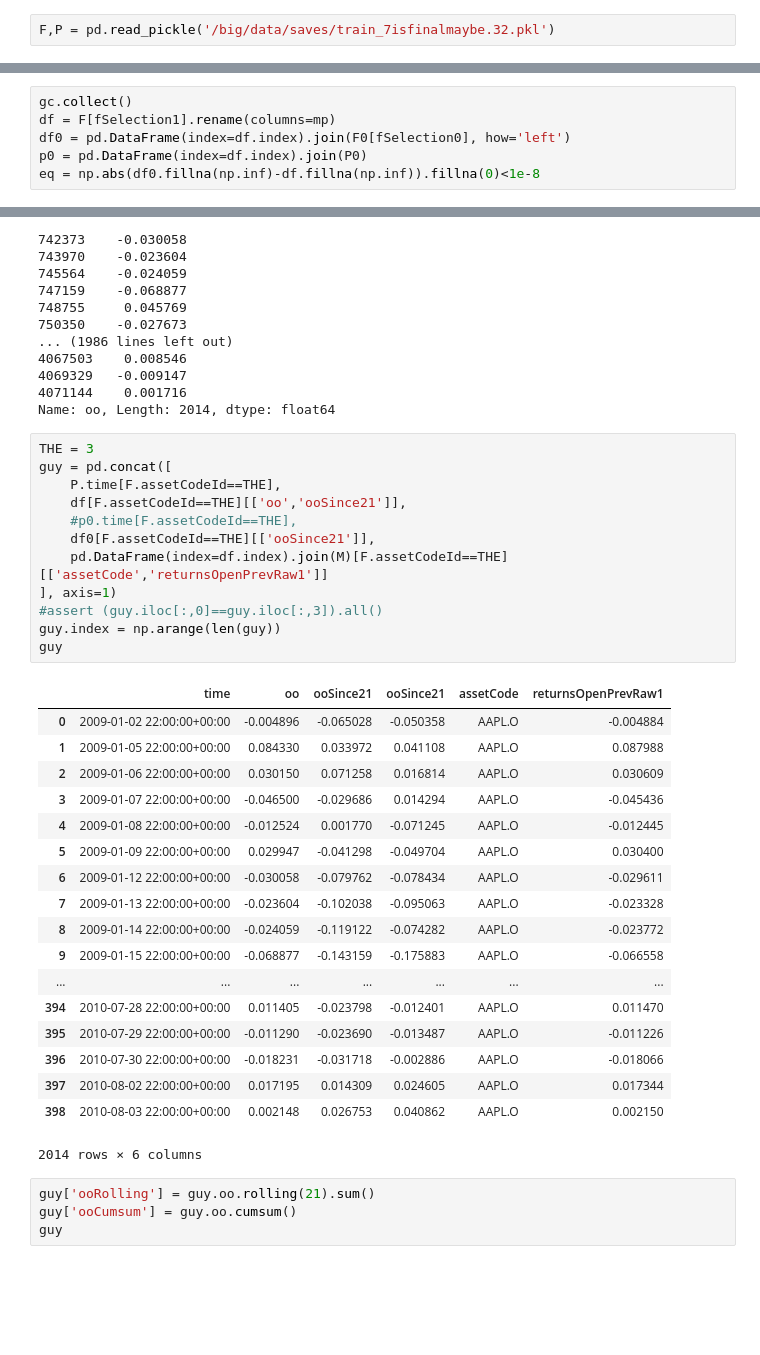
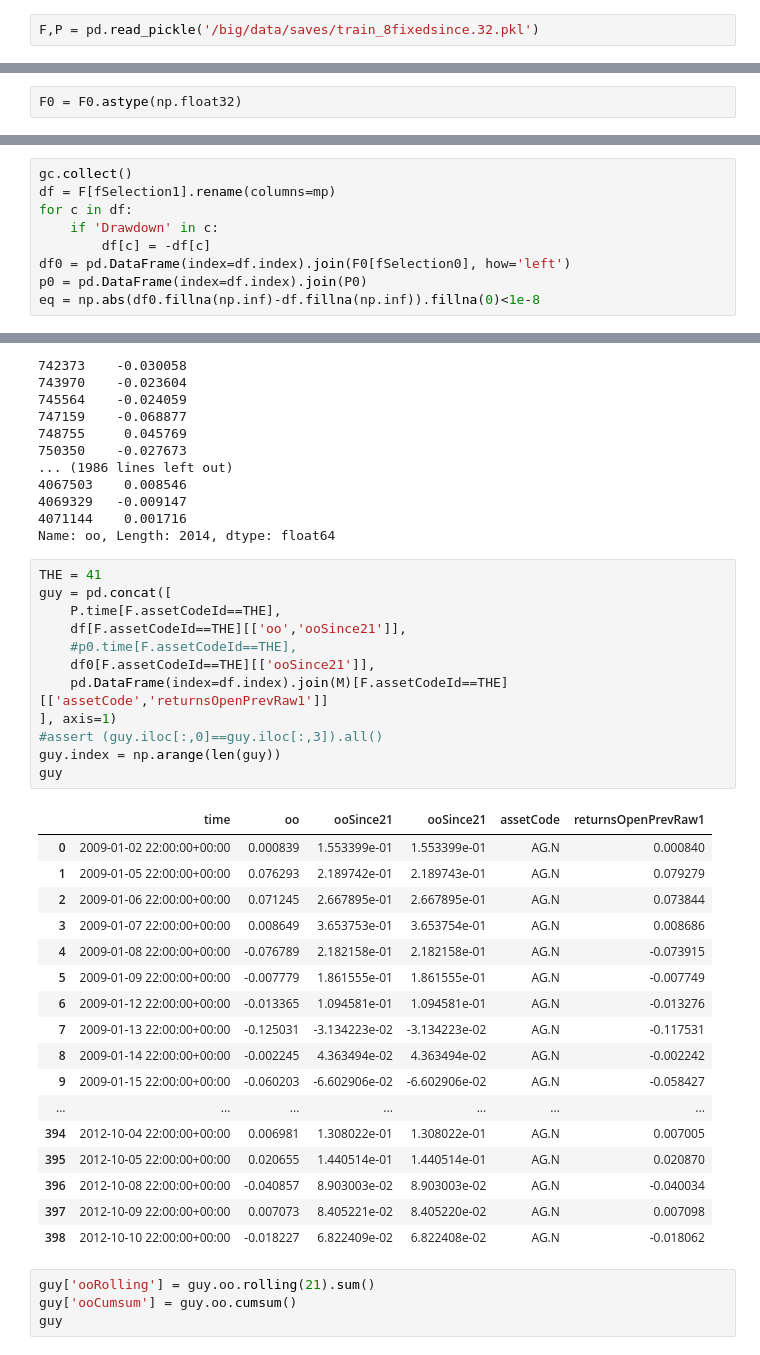
Before and after one commit to yumichael/two-sigma-financial-news, a Jupyter notebook: work/test-init.ipynb, the cells around one changed output, grey strips where cells are left out. Saved outputs shown, nothing was run; the diff lists cells and outputs as text; blank space fills up the shorter version.

```diff
--- a/work/test-init.ipynb
+++ b/work/test-init.ipynb
@@ -156,7 +156,7 @@ fSelection1 = list(filter(select_relative,fTransNewnewfault))+['assetCodeId','as
 # %% [markdown]
 ## load the data frames to compare
 # %%
-F,P = pd.read_pickle('/big/data/saves/train_7isfinalmaybe.32.pkl')
+F,P = pd.read_pickle('/big/data/saves/train_8fixedsince.32.pkl')
 # %% [markdown]
 #### need to make sure feature generation is bug-free
 # %%
@@ -230,6 +230,8 @@ dtype: int64
 start load
 # %%
 F0, P0 = pd.read_pickle('/big/data/saves/train_4Newnewfault64xx.pkl')
+# %%
+F0 = F0.astype(np.float32)
 # %% [markdown]
 end load
 # %%
@@ -248,6 +249,9 @@ mp = dict(zip(fSelection1,fSelection0))
 # %%
 gc.collect()
 df = F[fSelection1].rename(columns=mp)
+for c in df:
+    if 'Drawdown' in c:
+        df[c] = -df[c]
 df0 = pd.DataFrame(index=df.index).join(F0[fSelection0], how='left')
 p0 = pd.DataFrame(index=df.index).join(P0)
 eq = np.abs(df0.fillna(np.inf)-df.fillna(np.inf)).fillna(0)<1e-8
@@ -292,36 +298,35 @@ M[M.assetCodeId==3].pipe(lambda x: x[x.time>=train_start_time]).oo
 4071144    0.001716
 Name: oo, Length: 2014, dtype: float64
 # %%
-THE = 3
+THE = 41
 guy = pd.concat([
     P.time[F.assetCodeId==THE],
     df[F.assetCodeId==THE][['oo','ooSince21']],
     #p0.time[F.assetCodeId==THE],
     df0[F.assetCodeId==THE][['ooSince21']],
     pd.DataFrame(index=df.index).join(M)[F.assetCodeId==THE][['assetCode','returnsOpenPrevRaw1']]
 ], axis=1)
 #assert (guy.iloc[:,0]==guy.iloc[:,3]).all()
 guy.index = np.arange(len(guy))
 guy
 # %% [output]
 |  | time | oo | ooSince21 | ooSince21 | assetCode | returnsOpenPrevRaw1 |
-| 0 | 2009-01-02 22:00:00+00:00 | -0.004896 | -0.065028 | -0.050358 | AAPL.O | -0.004884 |
-| 1 | 2009-01-05 22:00:00+00:00 | 0.084330 | 0.033972 | 0.041108 | AAPL.O | 0.087988 |
-| 2 | 2009-01-06 22:00:00+00:00 | 0.030150 | 0.071258 | 0.016814 | AAPL.O | 0.030609 |
-| 3 | 2009-01-07 22:00:00+00:00 | -0.046500 | -0.029686 | 0.014294 | AAPL.O | -0.045436 |
-| 4 | 2009-01-08 22:00:00+00:00 | -0.012524 | 0.001770 | -0.071245 | AAPL.O | -0.012445 |
-| 5 | 2009-01-09 22:00:00+00:00 | 0.029947 | -0.041298 | -0.049704 | AAPL.O | 0.030400 |
-| 6 | 2009-01-12 22:00:00+00:00 | -0.030058 | -0.079762 | -0.078434 | AAPL.O | -0.029611 |
-| 7 | 2009-01-13 22:00:00+00:00 | -0.023604 | -0.102038 | -0.095063 | AAPL.O | -0.023328 |
-| 8 | 2009-01-14 22:00:00+00:00 | -0.024059 | -0.119122 | -0.074282 | AAPL.O | -0.023772 |
-| 9 | 2009-01-15 22:00:00+00:00 | -0.068877 | -0.143159 | -0.175883 | AAPL.O | -0.066558 |
+| 0 | 2009-01-02 22:00:00+00:00 | 0.000839 | 1.553399e-01 | 1.553399e-01 | AG.N | 0.000840 |
+| 1 | 2009-01-05 22:00:00+00:00 | 0.076293 | 2.189742e-01 | 2.189743e-01 | AG.N | 0.079279 |
+| 2 | 2009-01-06 22:00:00+00:00 | 0.071245 | 2.667895e-01 | 2.667895e-01 | AG.N | 0.073844 |
+| 3 | 2009-01-07 22:00:00+00:00 | 0.008649 | 3.653753e-01 | 3.653754e-01 | AG.N | 0.008686 |
+| 4 | 2009-01-08 22:00:00+00:00 | -0.076789 | 2.182158e-01 | 2.182158e-01 | AG.N | -0.073915 |
+| 5 | 2009-01-09 22:00:00+00:00 | -0.007779 | 1.861555e-01 | 1.861555e-01 | AG.N | -0.007749 |
+| 6 | 2009-01-12 22:00:00+00:00 | -0.013365 | 1.094581e-01 | 1.094581e-01 | AG.N | -0.013276 |
+| 7 | 2009-01-13 22:00:00+00:00 | -0.125031 | -3.134223e-02 | -3.134223e-02 | AG.N | -0.117531 |
+| 8 | 2009-01-14 22:00:00+00:00 | -0.002245 | 4.363494e-02 | 4.363494e-02 | AG.N | -0.002242 |
+| 9 | 2009-01-15 22:00:00+00:00 | -0.060203 | -6.602906e-02 | -6.602906e-02 | AG.N | -0.058427 |
 | ... | ... | ... | ... | ... | ... | ... |
-| 394 | 2010-07-28 22:00:00+00:00 | 0.011405 | -0.023798 | -0.012401 | AAPL.O | 0.011470 |
-| 395 | 2010-07-29 22:00:00+00:00 | -0.011290 | -0.023690 | -0.013487 | AAPL.O | -0.011226 |
-| 396 | 2010-07-30 22:00:00+00:00 | -0.018231 | -0.031718 | -0.002886 | AAPL.O | -0.018066 |
-| 397 | 2010-08-02 22:00:00+00:00 | 0.017195 | 0.014309 | 0.024605 | AAPL.O | 0.017344 |
-| 398 | 2010-08-03 22:00:00+00:00 | 0.002148 | 0.026753 | 0.040862 | AAPL.O | 0.002150 |
+| 394 | 2012-10-04 22:00:00+00:00 | 0.006981 | 1.308022e-01 | 1.308022e-01 | AG.N | 0.007005 |
+| 395 | 2012-10-05 22:00:00+00:00 | 0.020655 | 1.440514e-01 | 1.440514e-01 | AG.N | 0.020870 |
+| 396 | 2012-10-08 22:00:00+00:00 | -0.040857 | 8.903003e-02 | 8.903003e-02 | AG.N | -0.040034 |
+| 397 | 2012-10-09 22:00:00+00:00 | 0.007073 | 8.405221e-02 | 8.405220e-02 | AG.N | 0.007098 |
+| 398 | 2012-10-10 22:00:00+00:00 | -0.018227 | 6.822409e-02 | 6.822408e-02 | AG.N | -0.018062 |
-2014 rows × 6 columns
 # %%
 guy['ooRolling'] = guy.oo.rolling(21).sum()
 guy['ooCumsum'] = guy.oo.cumsum()
```
Also changed, not shown: parts of 4 cells of this notebook.
